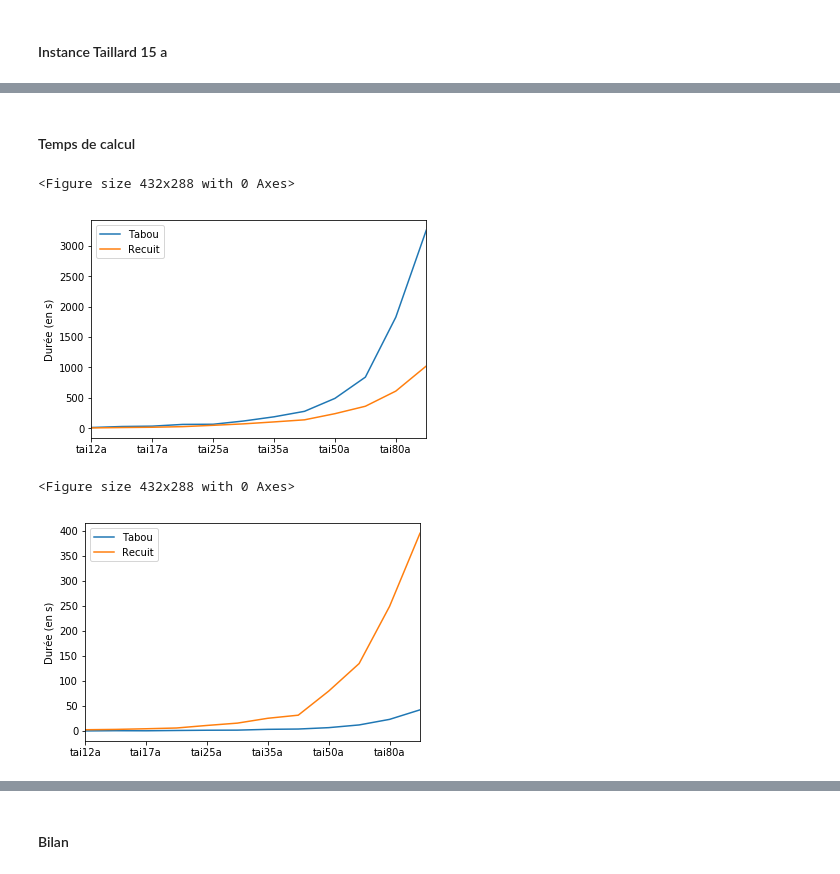
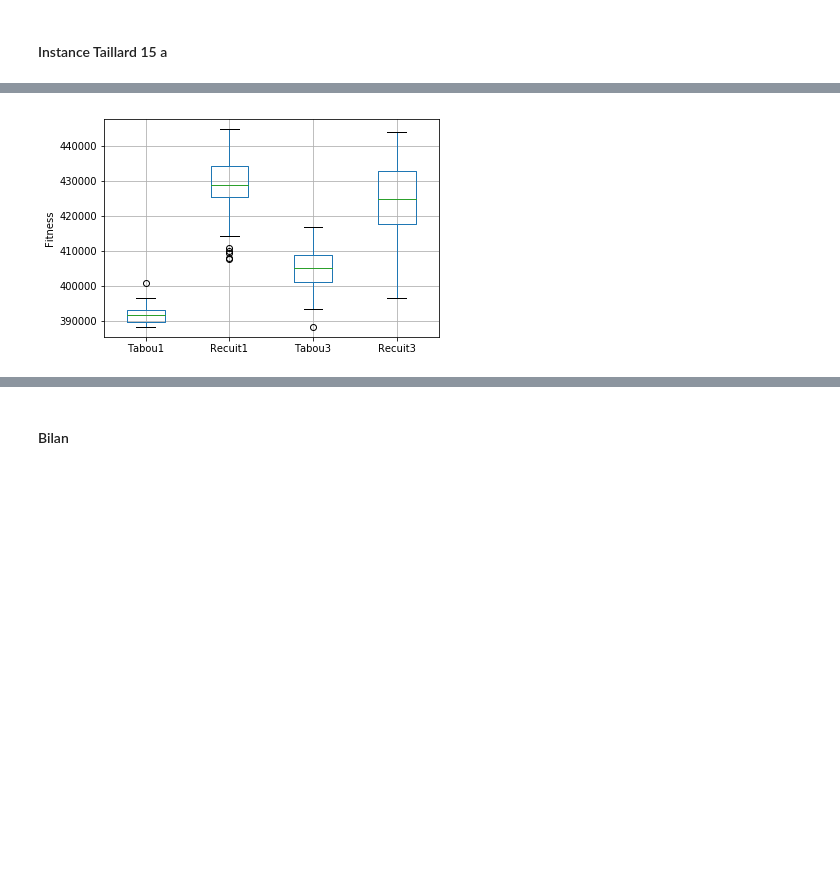
Before and after one commit to Ruseur/QuadracticAssignmentProblem, a Jupyter notebook: QuadraticAssignmentProblem.ipynb, the cells around one changed output, grey strips where cells are left out. Drawn from its saved outputs; the diff is of its cells as text; code cells hidden in the pictures; blank space fills up the shorter version.

```diff
--- a/QuadraticAssignmentProblem.ipynb
+++ b/QuadraticAssignmentProblem.ipynb
@@ -487,11 +657,4 @@ csv_to_boxplot('tai100a',1)
-# %% [markdown]
-#### Temps de calcul
-# %%
-list_instances = ["tai12a", "tai15a", "tai17a", "tai20a", "tai25a", "tai30a", "tai35a", "tai40a", "tai50a", "tai60a", "tai80a", "tai100a"]
-csv_to_graph_duree(list_instances)
-csv_to_graph_duree(list_instances,2)
-# %% [output]
-<Figure size 432x288 with 0 Axes>
-[figure, removed]
-<Figure size 432x288 with 0 Axes>
-[figure, removed]
+# %%
+csv_to_multiple_boxplot('tai15a')
+# %% [output]
+[figure, added]
```
Also changed, not shown: parts of 106 cells of this notebook, 29 other files.
